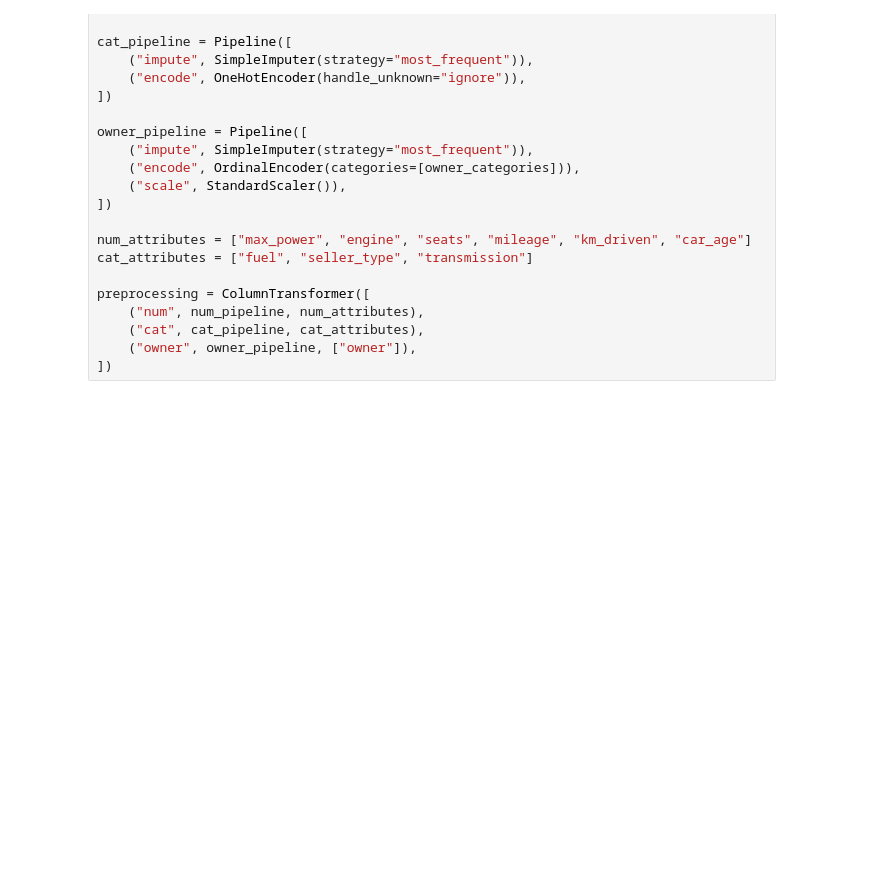
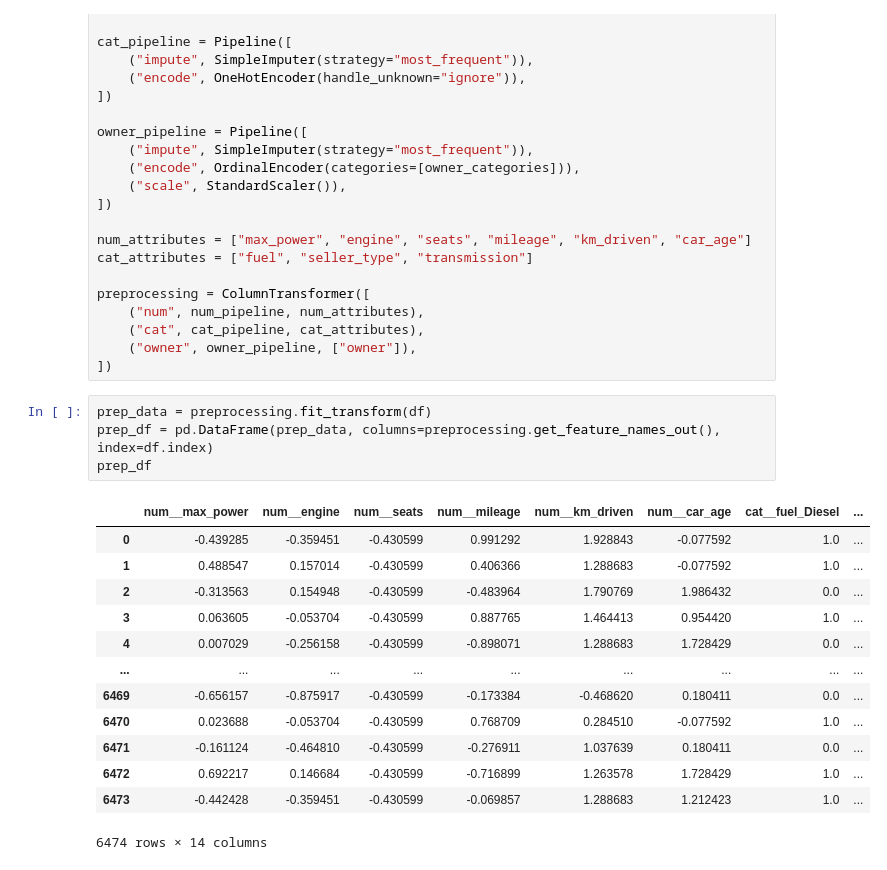
Before and after one commit to vovap2parbitrage/Hands-On-ML-with-Scikit-Learn-and-PyTorch, a Jupyter notebook: Classical_ML/Chapter_2/chapter_2_hands_on_exercise/chapter_2_exercise_7/chapter_2_exercise_7.ipynb, the cells around one changed output. Saved outputs shown, nothing was run; the diff lists cells and outputs as text; blank space fills up the shorter version.

```diff
--- a/Classical_ML/Chapter_2/chapter_2_hands_on_exercise/chapter_2_exercise_7/chapter_2_exercise_7.ipynb
+++ b/Classical_ML/Chapter_2/chapter_2_hands_on_exercise/chapter_2_exercise_7/chapter_2_exercise_7.ipynb
@@ -148,4 +168,22 @@ preprocessing = ColumnTransformer([
     ("cat", cat_pipeline, cat_attributes),
     ("owner", owner_pipeline, ["owner"]),
 ])
+# %%
+prep_data = preprocessing.fit_transform(df)
+prep_df = pd.DataFrame(prep_data, columns=preprocessing.get_feature_names_out(), index=df.index)
+prep_df
+# %% [output]
+|  | num__max_power | num__engine | num__seats | num__mileage | num__km_driven | num__car_age | cat__fuel_Diesel | ... |
+| 0 | -0.439285 | -0.359451 | -0.430599 | 0.991292 | 1.928843 | -0.077592 | 1.0 | ... |
+| 1 | 0.488547 | 0.157014 | -0.430599 | 0.406366 | 1.288683 | -0.077592 | 1.0 | ... |
+| 2 | -0.313563 | 0.154948 | -0.430599 | -0.483964 | 1.790769 | 1.986432 | 0.0 | ... |
+| 3 | 0.063605 | -0.053704 | -0.430599 | 0.887765 | 1.464413 | 0.954420 | 1.0 | ... |
+| 4 | 0.007029 | -0.256158 | -0.430599 | -0.898071 | 1.288683 | 1.728429 | 0.0 | ... |
+| ... | ... | ... | ... | ... | ... | ... | ... | ... |
+| 6469 | -0.656157 | -0.875917 | -0.430599 | -0.173384 | -0.468620 | 0.180411 | 0.0 | ... |
+| 6470 | 0.023688 | -0.053704 | -0.430599 | 0.768709 | 0.284510 | -0.077592 | 1.0 | ... |
+| 6471 | -0.161124 | -0.464810 | -0.430599 | -0.276911 | 1.037639 | 0.180411 | 0.0 | ... |
+| 6472 | 0.692217 | 0.146684 | -0.430599 | -0.716899 | 1.263578 | 1.728429 | 1.0 | ... |
+| 6473 | -0.442428 | -0.359451 | -0.430599 | -0.069857 | 1.288683 | 1.212423 | 1.0 | ... |
+6474 rows × 14 columns
 # %%
```
Also changed, not shown: parts of 10 cells of this notebook.
